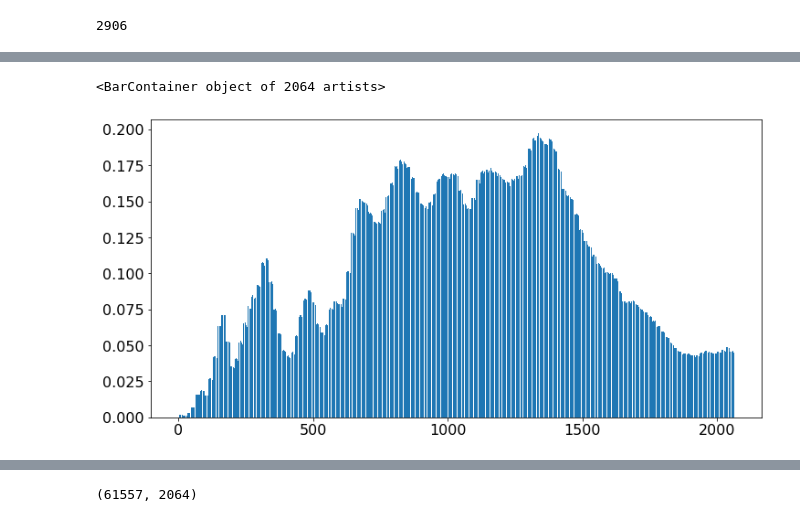
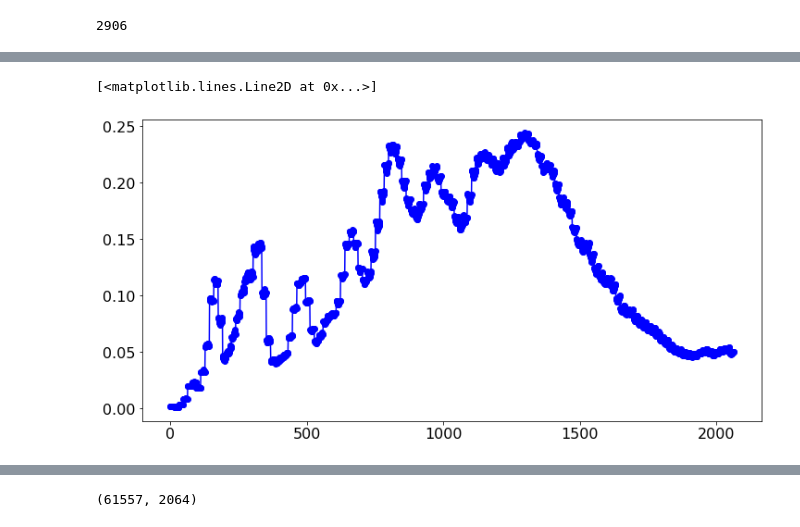
Before and after one commit to GaganNarula/birdsong_gan, a Jupyter notebook: birdsong_gan/notebooks/gn_compare_pca.ipynb, the cells around one changed output, grey strips where cells are left out. Saved outputs shown, nothing was run; the diff lists cells and outputs as text; code cells hidden in the pictures.

```diff
--- a/birdsong_gan/notebooks/gn_compare_pca.ipynb
+++ b/birdsong_gan/notebooks/gn_compare_pca.ipynb
@@ -8,3 +10,5 @@ import joblib
+# %%
+plt.rcParams.update({'font.size':16})
 # %% [markdown]
 # load a bird, get its songs from some day
 # %%
@@ -51,9 +98,9 @@ pca_model = pca_model['pca_model']
 # %%
 plt.figure(figsize=(12,6))
-plt.bar(np.arange(pca_model.mean_.shape[0]), pca_model.mean_)
+plt.plot(pca_model.mean_,'-ob')
 # %% [output]
-<BarContainer object of 2064 artists>
+[<matplotlib.lines.Line2D at 0x...>]
-[figure, old version]
+[figure, new version]
 # %%
 pca_model.n_components_
 # %% [output]
```
Also changed, not shown: parts of 34 cells of this notebook.
